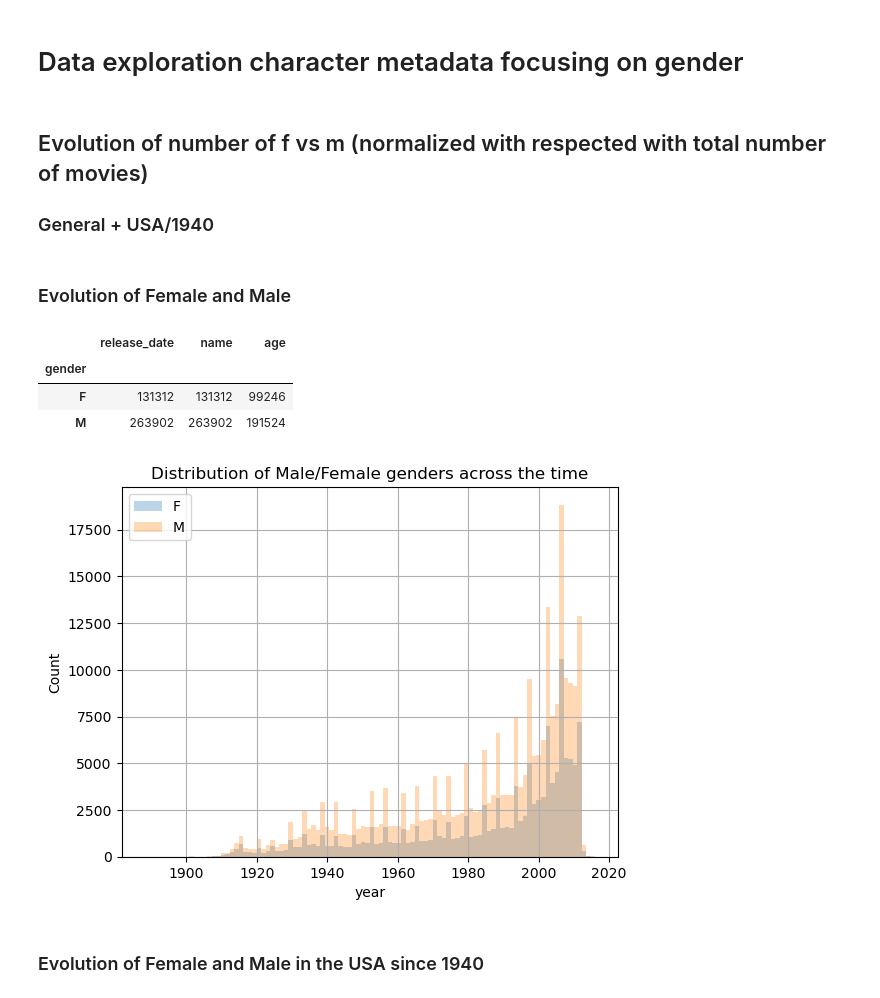
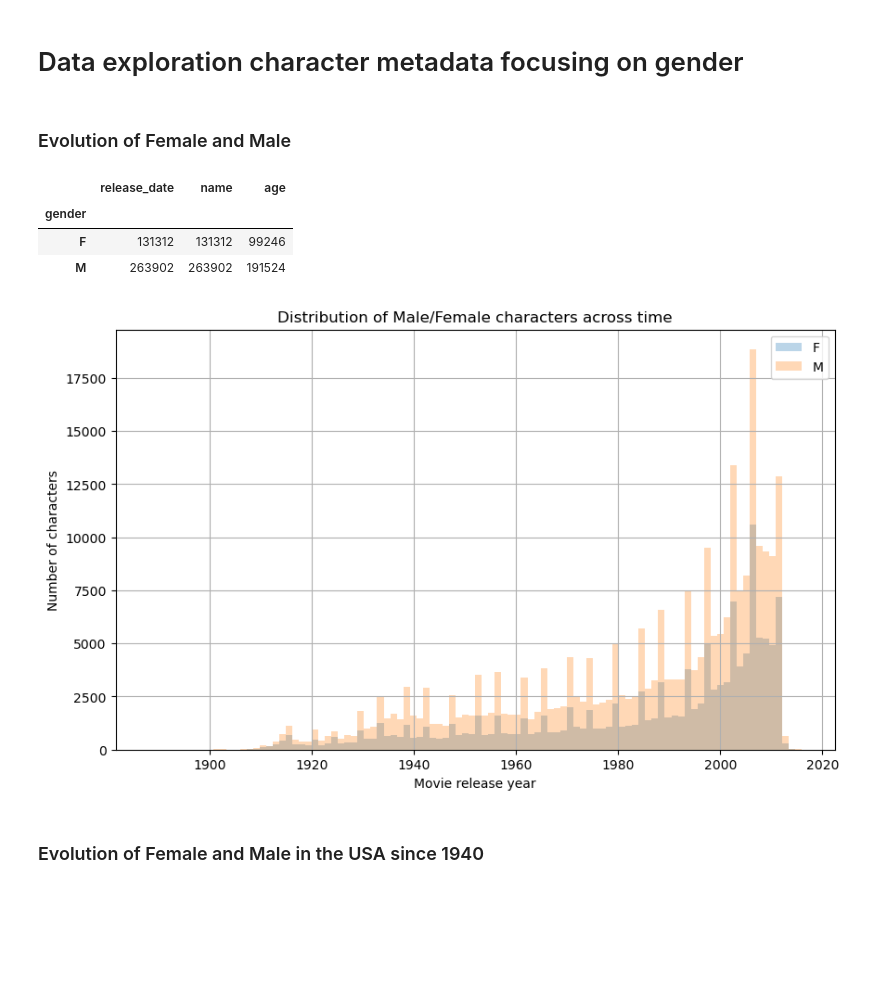
Before and after one commit to epfl-ada/ada-2022-project-error141, a Jupyter notebook: data_exploration_final.ipynb, the cells around one changed output. Saved outputs shown, nothing was run; the diff lists cells and outputs as text; code cells hidden in the pictures; blank space fills up the shorter version.

```diff
--- a/data_exploration_final.ipynb
+++ b/data_exploration_final.ipynb
@@ -250,25 +326,23 @@ usa_movie.head()
 ## Show genres distribution with only USA+since 1940 -> is it the same
 # %% [markdown]
 # Data exploration character metadata focusing on gender
-# %% [markdown]
-## Evolution of number of f vs m (normalized with respected with total number of movies)
-### General + USA/1940
 # %% [markdown]
 ### Evolution of Female and Male
 # %%
 #General distribution of characters depending on gender
+fig = plt.figure(figsize = (10,6), dpi = 100)
 display(character_metadata.groupby('gender').count())
 character_metadata.groupby('gender')['release_date'].hist(alpha=0.3, bins=100, legend=True)
-plt.ylabel('Count')
-plt.xlabel('year')
-plt.title("Distribution of Male/Female genders across the time")
+plt.ylabel('Number of characters')
+plt.xlabel('Movie release year')
+plt.title("Distribution of Male/Female characters across time")
 plt.show()
 # %% [output]
 |  | release_date | name | age |
 | gender |  |  |  |
 | F | 131312 | 131312 | 99246 |
 | M | 263902 | 263902 | 191524 |
-[figure, old version]
+[figure, new version]
 # %% [markdown]
 ### Evolution of Female and Male in the USA since 1940
 # %%
```
Also changed, not shown: parts of 33 cells of this notebook.
